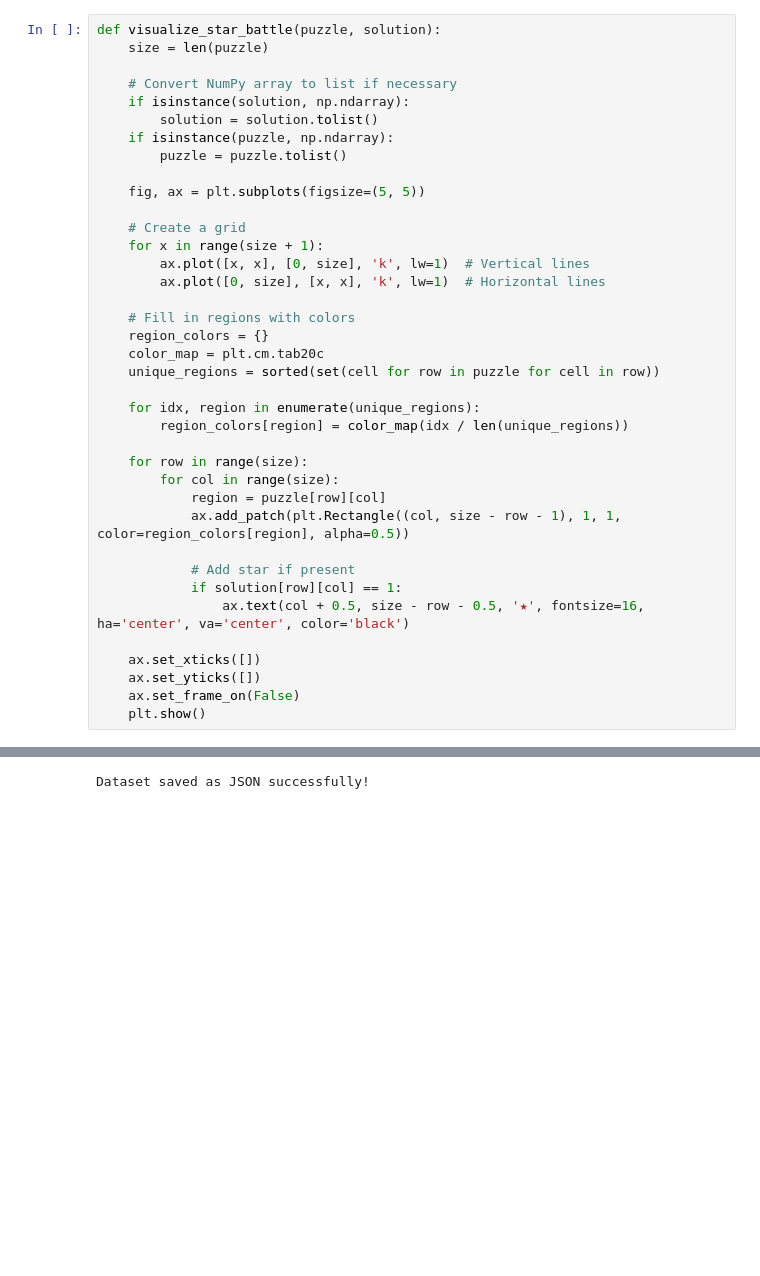
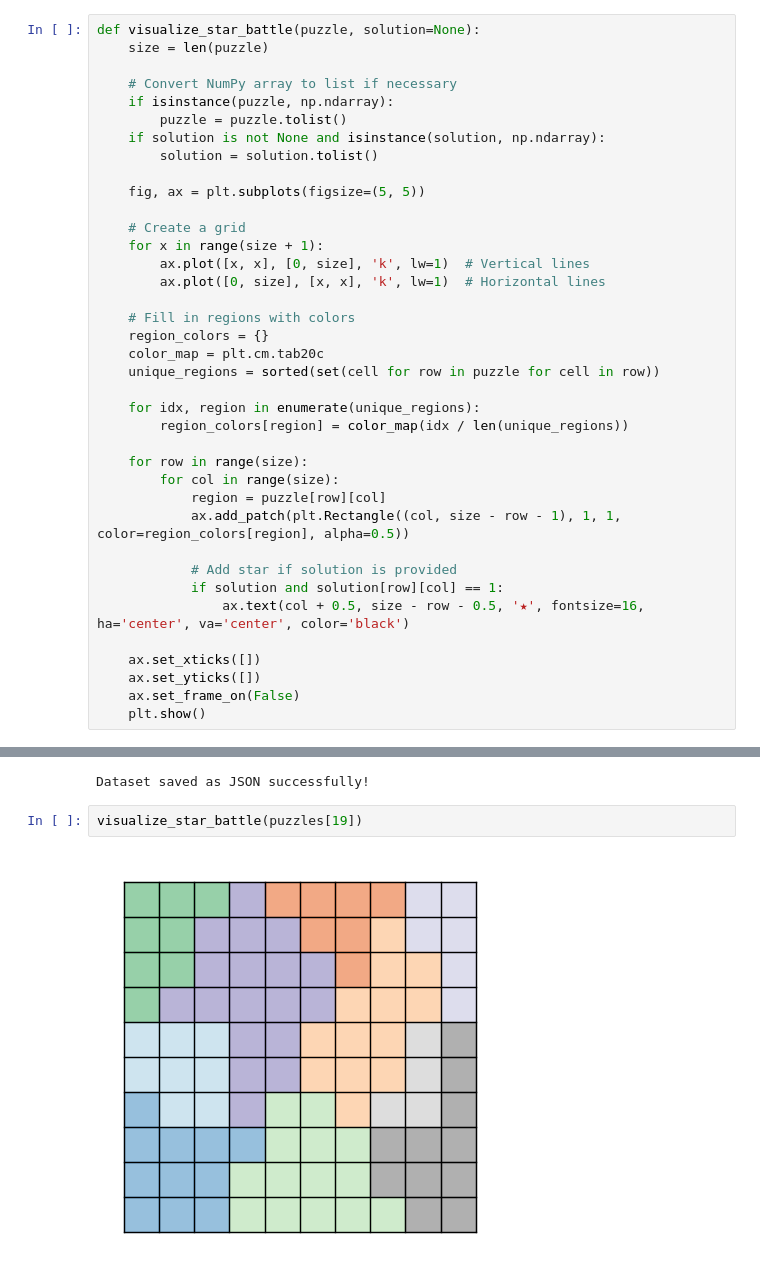
Before and after one commit to smjw/StarBattle, a Jupyter notebook: generate.ipynb, the cells around one changed output, grey strips where cells are left out. Cells and saved outputs as stored; diff of their text form; blank space fills up the shorter version.

```diff
--- a/generate.ipynb
+++ b/generate.ipynb
@@ -884,13 +868,13 @@ Puzzle 1:
  [0 0 1 0 0 0 0 0 1 0]]
 # %%
-def visualize_star_battle(puzzle, solution):
+def visualize_star_battle(puzzle, solution=None):
     size = len(puzzle)
 
     # Convert NumPy array to list if necessary
-    if isinstance(solution, np.ndarray):
-        solution = solution.tolist()
     if isinstance(puzzle, np.ndarray):
         puzzle = puzzle.tolist()
+    if solution is not None and isinstance(solution, np.ndarray):
+        solution = solution.tolist()
 
     fig, ax = plt.subplots(figsize=(5, 5))
 
@@ -912,8 +896,8 @@ def visualize_star_battle(puzzle, solution):
             region = puzzle[row][col]
             ax.add_patch(plt.Rectangle((col, size - row - 1), 1, 1, color=region_colors[region], alpha=0.5))
 
-            # Add star if present
-            if solution[row][col] == 1:
+            # Add star if solution is provided
+            if solution and solution[row][col] == 1:
                 ax.text(col + 0.5, size - row - 0.5, '★', fontsize=16, ha='center', va='center', color='black')
 
     ax.set_xticks([])
@@ -1028,3 +1012,7 @@ with open("star_battle_dataset.json", "w") as json_file:
 print("Dataset saved as JSON successfully!")
 # %% [output]
 Dataset saved as JSON successfully!
+# %%
+visualize_star_battle(puzzles[19])
+# %% [output]
+[figure, added]
```
Also changed, not shown: parts of 12 cells of this notebook, 1 other file.
